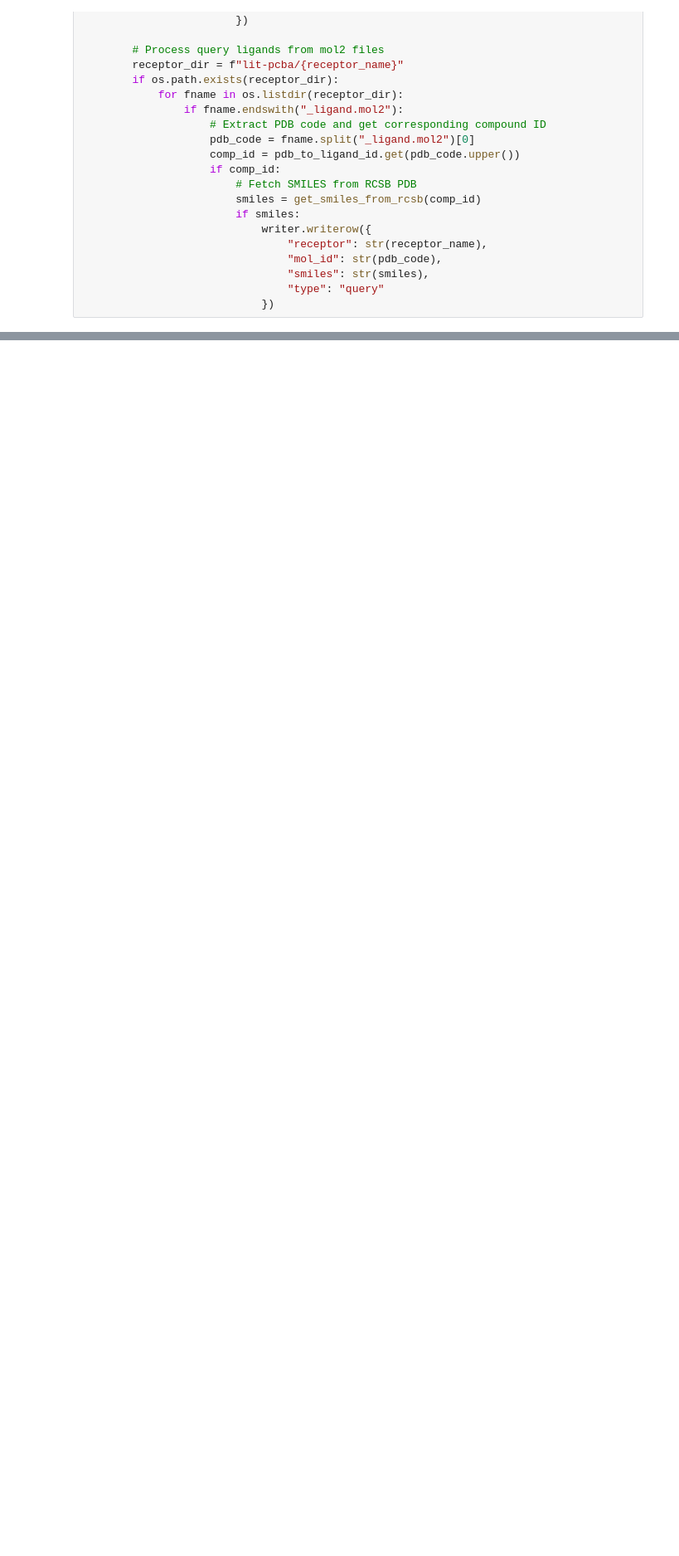
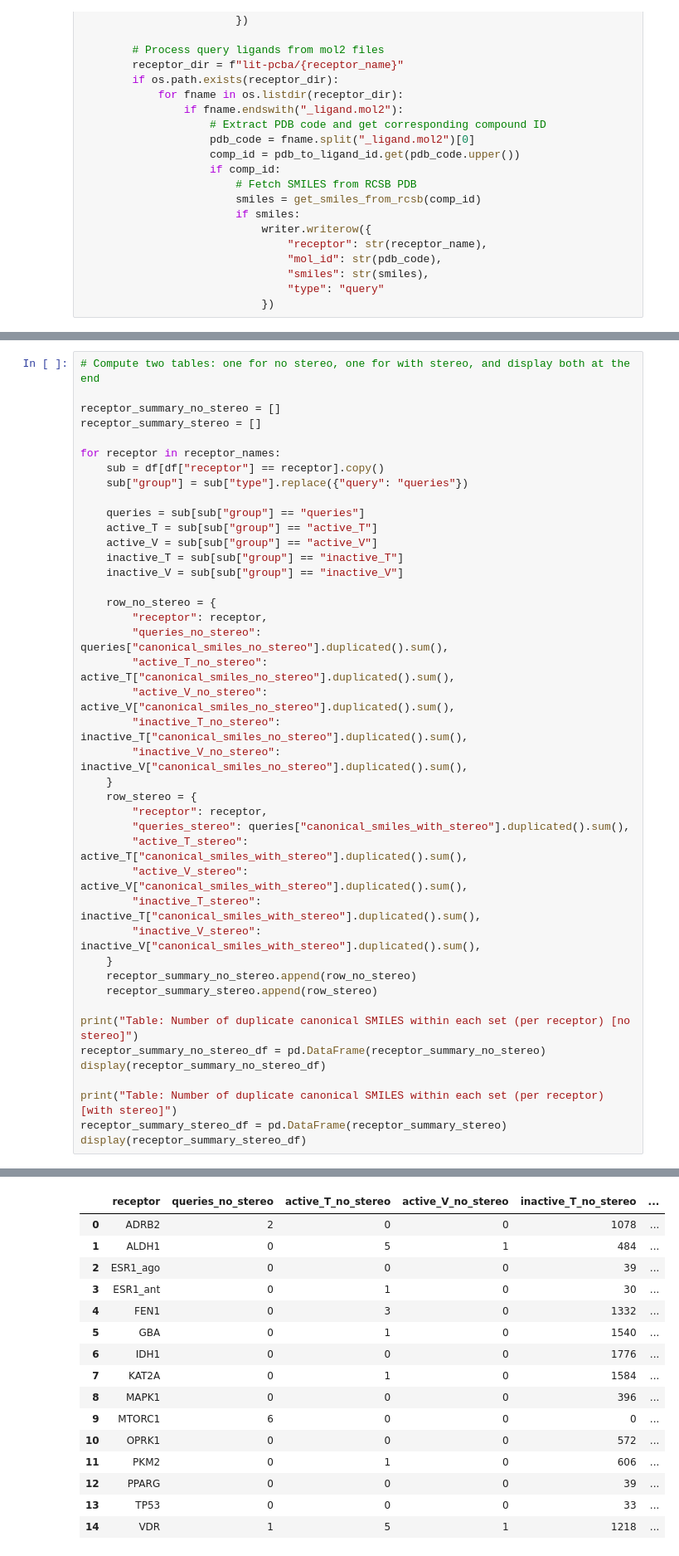
Before and after one commit to sievestack/lit-pcba-audit, a Jupyter notebook: lit-pcba.ipynb, the cells around one changed output, grey strips where cells are left out. Shown at 83% size. Cells and saved outputs as stored; diff of their text form; blank space fills up the shorter version.

```diff
--- a/lit-pcba.ipynb
+++ b/lit-pcba.ipynb
@@ -264,0 +449,43 @@ Processed 2000000 / 2652106
+# %%
+# Compute two tables: one for no stereo, one for with stereo, and display both at the end
+
+receptor_summary_no_stereo = []
+receptor_summary_stereo = []
+
+for receptor in receptor_names:
+    sub = df[df["receptor"] == receptor].copy()
+    sub["group"] = sub["type"].replace({"query": "queries"})
+
+    queries = sub[sub["group"] == "queries"]
+    active_T = sub[sub["group"] == "active_T"]
+    active_V = sub[sub["group"] == "active_V"]
+    inactive_T = sub[sub["group"] == "inactive_T"]
+    inactive_V = sub[sub["group"] == "inactive_V"]
+
+    row_no_stereo = {
+        "receptor": receptor,
+        "queries_no_stereo": queries["canonical_smiles_no_stereo"].duplicated().sum(),
+        "active_T_no_stereo": active_T["canonical_smiles_no_stereo"].duplicated().sum(),
+        "active_V_no_stereo": active_V["canonical_smiles_no_stereo"].duplicated().sum(),
+        "inactive_T_no_stereo": inactive_T["canonical_smiles_no_stereo"].duplicated().sum(),
+        "inactive_V_no_stereo": inactive_V["canonical_smiles_no_stereo"].duplicated().sum(),
+    }
+    row_stereo = {
+        "receptor": receptor,
+        "queries_stereo": queries["canonical_smiles_with_stereo"].duplicated().sum(),
+        "active_T_stereo": active_T["canonical_smiles_with_stereo"].duplicated().sum(),
+        "active_V_stereo": active_V["canonical_smiles_with_stereo"].duplicated().sum(),
+        "inactive_T_stereo": inactive_T["canonical_smiles_with_stereo"].duplicated().sum(),
+        "inactive_V_stereo": inactive_V["canonical_smiles_with_stereo"].duplicated().sum(),
+    }
+    receptor_summary_no_stereo.append(row_no_stereo)
+    receptor_summary_stereo.append(row_stereo)
+
+print("Table: Number of duplicate canonical SMILES within each set (per receptor) [no stereo]")
+receptor_summary_no_stereo_df = pd.DataFrame(receptor_summary_no_stereo)
+display(receptor_summary_no_stereo_df)
+
+print("Table: Number of duplicate canonical SMILES within each set (per receptor) [with stereo]")
+receptor_summary_stereo_df = pd.DataFrame(receptor_summary_stereo)
+display(receptor_summary_stereo_df)
+# %% [output]
@@ -264,0 +493,16 @@ Processed 2000000 / 2652106
+|  | receptor | queries_no_stereo | active_T_no_stereo | active_V_no_stereo | inactive_T_no_stereo | ... |
+| 0 | ADRB2 | 2 | 0 | 0 | 1078 | ... |
+| 1 | ALDH1 | 0 | 5 | 1 | 484 | ... |
+| 2 | ESR1_ago | 0 | 0 | 0 | 39 | ... |
+| 3 | ESR1_ant | 0 | 1 | 0 | 30 | ... |
+| 4 | FEN1 | 0 | 3 | 0 | 1332 | ... |
+| 5 | GBA | 0 | 1 | 0 | 1540 | ... |
+| 6 | IDH1 | 0 | 0 | 0 | 1776 | ... |
+| 7 | KAT2A | 0 | 1 | 0 | 1584 | ... |
+| 8 | MAPK1 | 0 | 0 | 0 | 396 | ... |
+| 9 | MTORC1 | 6 | 0 | 0 | 0 | ... |
+| 10 | OPRK1 | 0 | 0 | 0 | 572 | ... |
+| 11 | PKM2 | 0 | 1 | 0 | 606 | ... |
+| 12 | PPARG | 0 | 0 | 0 | 39 | ... |
+| 13 | TP53 | 0 | 0 | 0 | 33 | ... |
+| 14 | VDR | 1 | 5 | 1 | 1218 | ... |
```
Also changed, not shown: parts of 15 cells of this notebook, 1 other file.
